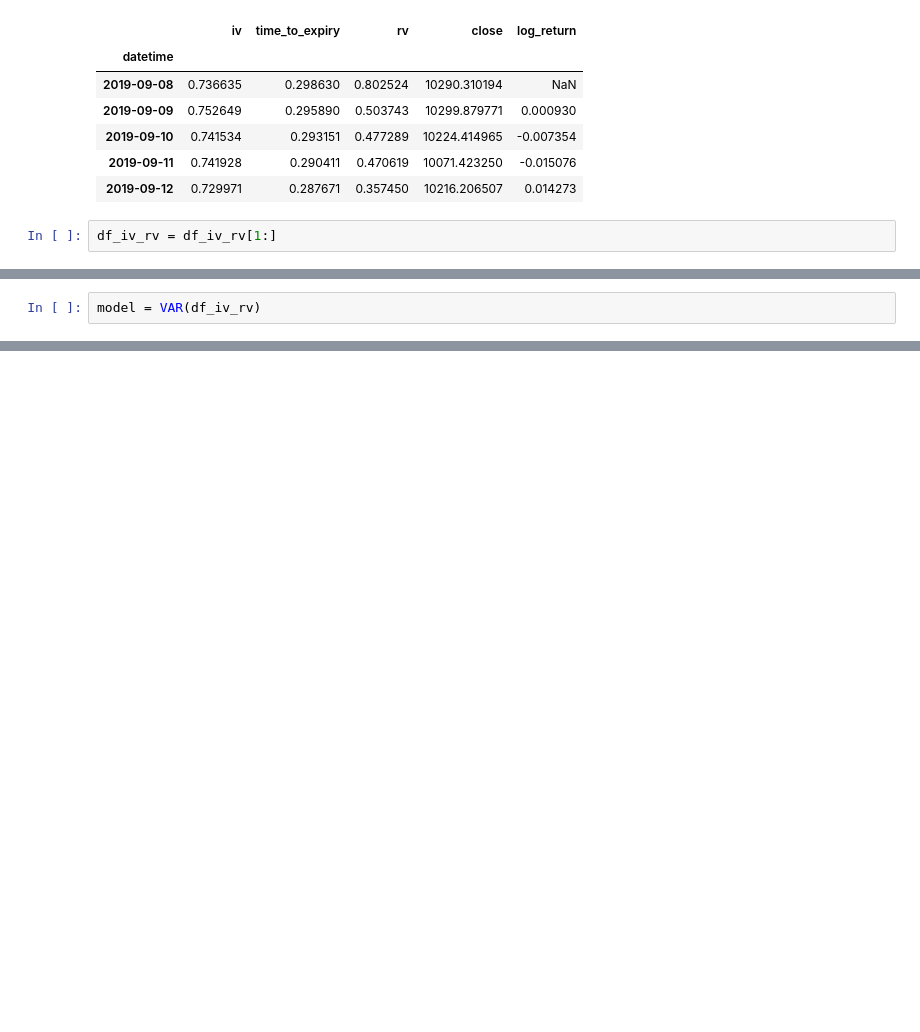
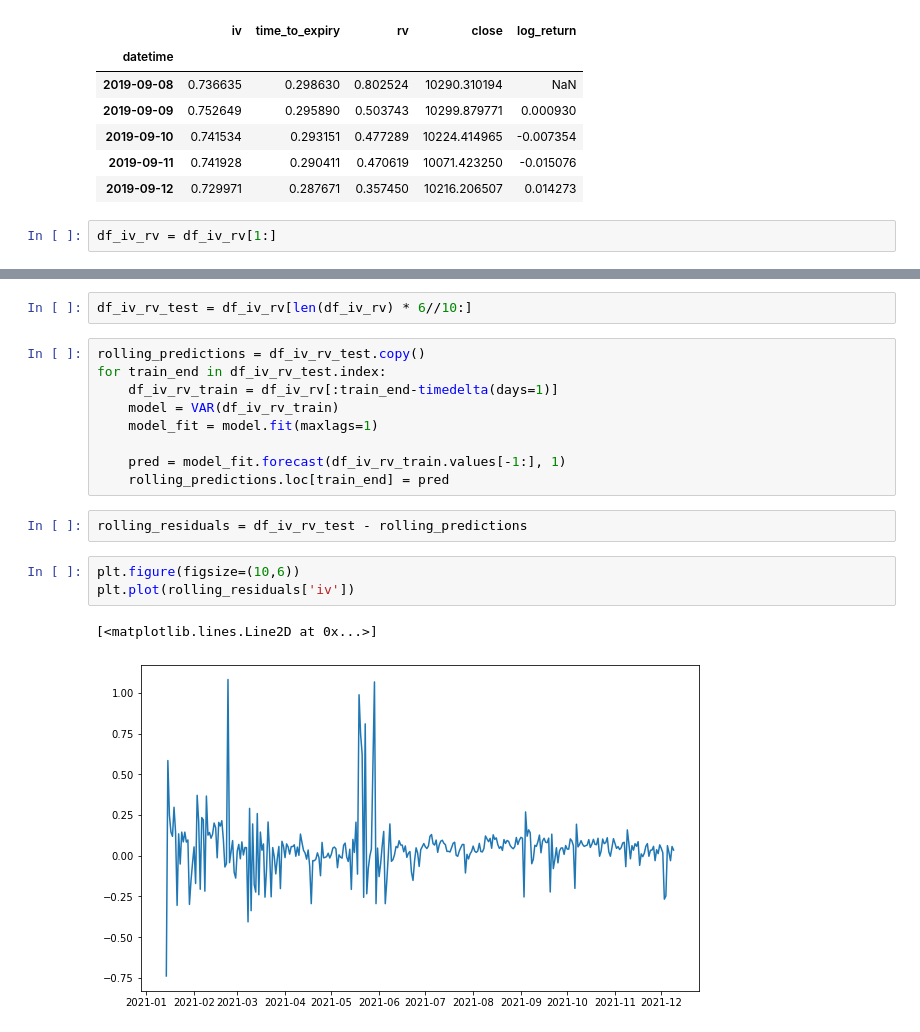
Before and after one commit to wenwkich/vol-study, a Jupyter notebook: bitcoin_iv_rv_regression.ipynb, the cells around one changed output, grey strips where cells are left out. Drawn from its saved outputs; the diff is of its cells as text; blank space fills up the shorter version.

```diff
--- a/bitcoin_iv_rv_regression.ipynb
+++ b/bitcoin_iv_rv_regression.ipynb
@@ -38,2 +38,0 @@ df_iv_rv
-# %%
-model = VAR(df_iv_rv)
@@ -61,0 +47,19 @@ log_return    0.681294  0.383800    1.000000
+# %%
+df_iv_rv_test = df_iv_rv[len(df_iv_rv) * 6//10:]
+# %%
+rolling_predictions = df_iv_rv_test.copy()
+for train_end in df_iv_rv_test.index:
+    df_iv_rv_train = df_iv_rv[:train_end-timedelta(days=1)]
+    model = VAR(df_iv_rv_train)
+    model_fit = model.fit(maxlags=1)
+
+    pred = model_fit.forecast(df_iv_rv_train.values[-1:], 1)
+    rolling_predictions.loc[train_end] = pred
+# %%
+rolling_residuals = df_iv_rv_test - rolling_predictions
+# %%
+plt.figure(figsize=(10,6))
+plt.plot(rolling_residuals['iv'])
+# %% [output]
+[<matplotlib.lines.Line2D at 0x...>]
+[figure, added]
```
Also changed, not shown: parts of 8 cells of this notebook, 9 other files.
